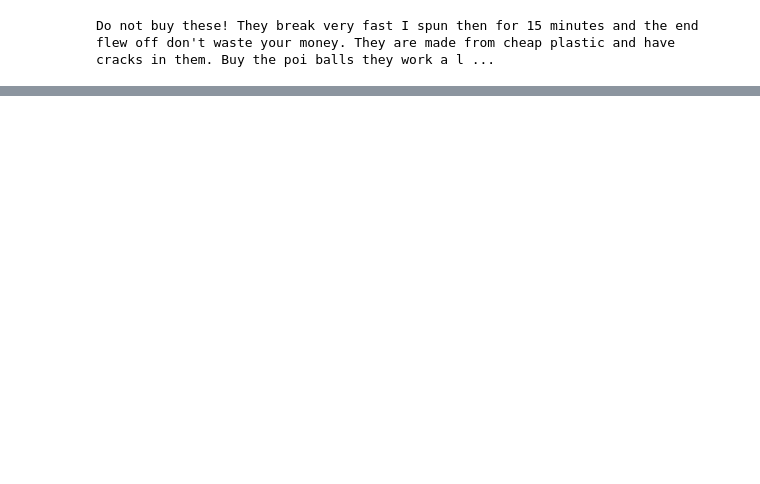
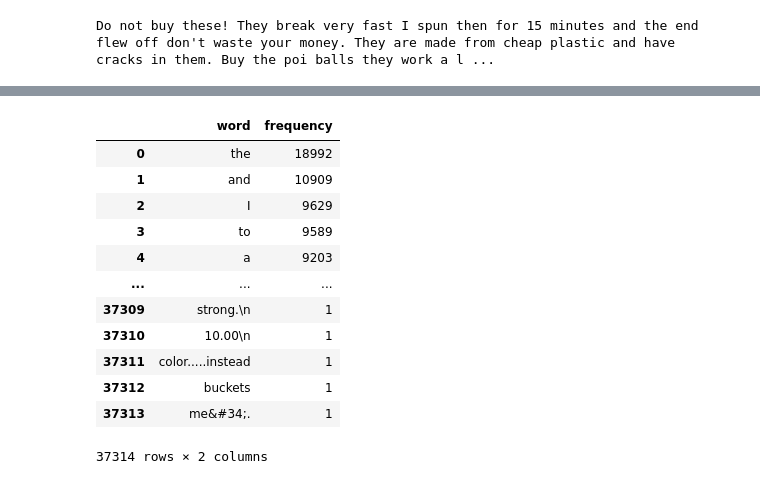
Before and after one commit to jamesdolla/dso-560-nlp-text-analytics-SPRING-2021, a Jupyter notebook: Week 1/dolla_james_HW1.ipynb, the cells around one changed output, grey strips where cells are left out. Saved outputs shown, nothing was run; the diff lists cells and outputs as text; code cells hidden in the pictures; blank space fills up the shorter version.

```diff
--- a/Week 1/dolla_james_HW1.ipynb
+++ b/Week 1/dolla_james_HW1.ipynb
@@ -74,0 +167,17 @@ import re
+# %%
+poor_count_df=poor_count_df.sort_values('frequency',ascending=False).reset_index(drop=True)
+poor_count_df
+# %% [output]
+|  | word | frequency |
+| 0 | the | 18992 |
+| 1 | and | 10909 |
+| 2 | I | 9629 |
+| 3 | to | 9589 |
+| 4 | a | 9203 |
+| ... | ... | ... |
+| 37309 | strong.\n | 1 |
+| 37310 | 10.00\n | 1 |
+| 37311 | color.....instead | 1 |
+| 37312 | buckets | 1 |
+| 37313 | me&#34;. | 1 |
+37314 rows × 2 columns
```
Also changed, not shown: parts of 39 cells of this notebook, 3 other files.
